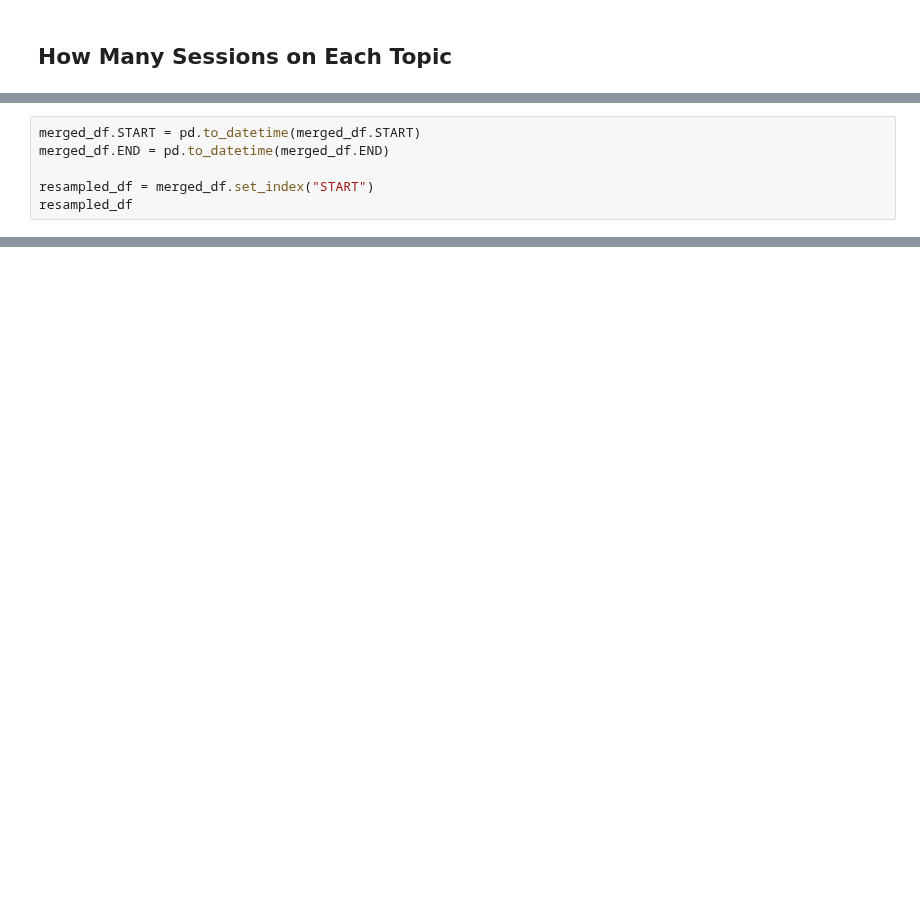
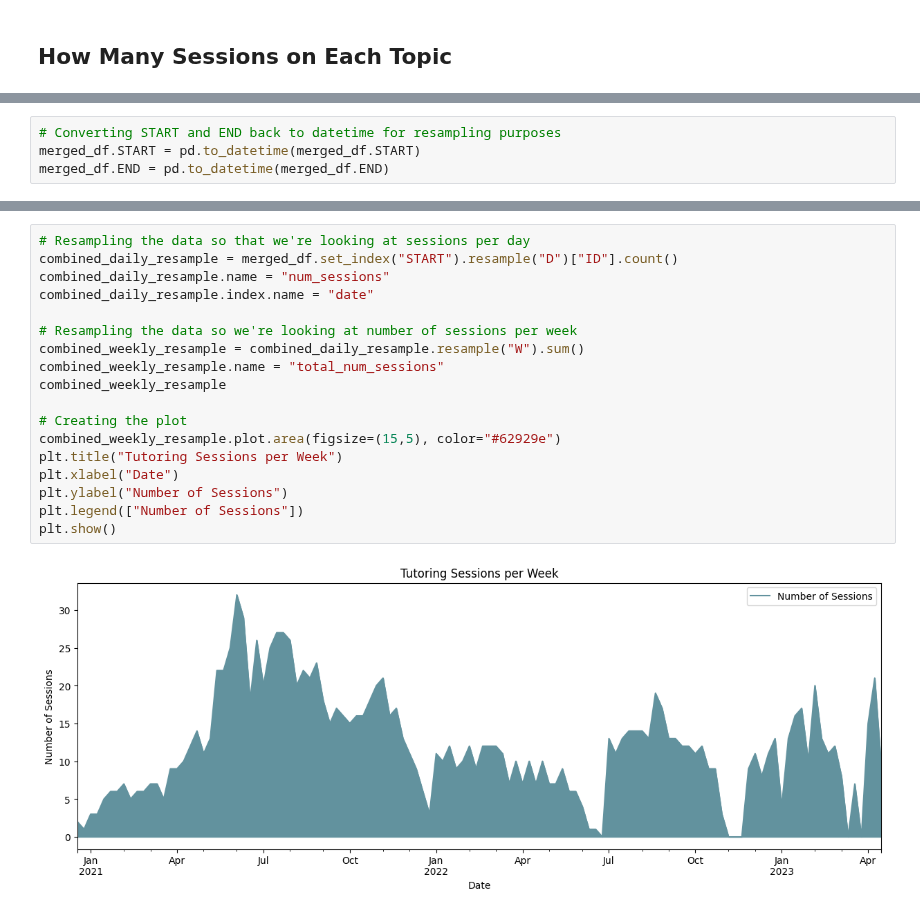
Before and after one commit to de-mark/tutoring_dashboard, a Jupyter notebook: assets/data/data_exploration.ipynb, the cells around one changed output, grey strips where cells are left out. Saved outputs shown, nothing was run; the diff lists cells and outputs as text; blank space fills up the shorter version.

```diff
--- a/assets/data/data_exploration.ipynb
+++ b/assets/data/data_exploration.ipynb
@@ -222,6 +233,4 @@ for bootcamp in merged_df.BOOTCAMP.unique():
 # %%
+# Converting START and END back to datetime for resampling purposes
 merged_df.START = pd.to_datetime(merged_df.START)
 merged_df.END = pd.to_datetime(merged_df.END)
-
-resampled_df = merged_df.set_index("START")
-resampled_df
@@ -242,0 +237,20 @@ resampled_df
+# %%
+# Resampling the data so that we're looking at sessions per day
+combined_daily_resample = merged_df.set_index("START").resample("D")["ID"].count()
+combined_daily_resample.name = "num_sessions"
+combined_daily_resample.index.name = "date"
+
+# Resampling the data so we're looking at number of sessions per week
+combined_weekly_resample = combined_daily_resample.resample("W").sum()
+combined_weekly_resample.name = "total_num_sessions"
+combined_weekly_resample
+
+# Creating the plot
+combined_weekly_resample.plot.area(figsize=(15,5), color="#62929e")
+plt.title("Tutoring Sessions per Week")
+plt.xlabel("Date")
+plt.ylabel("Number of Sessions")
+plt.legend(["Number of Sessions"])
+plt.show()
+# %% [output]
+[figure, added]
```
Also changed, not shown: parts of 24 cells of this notebook, 4 other files.
